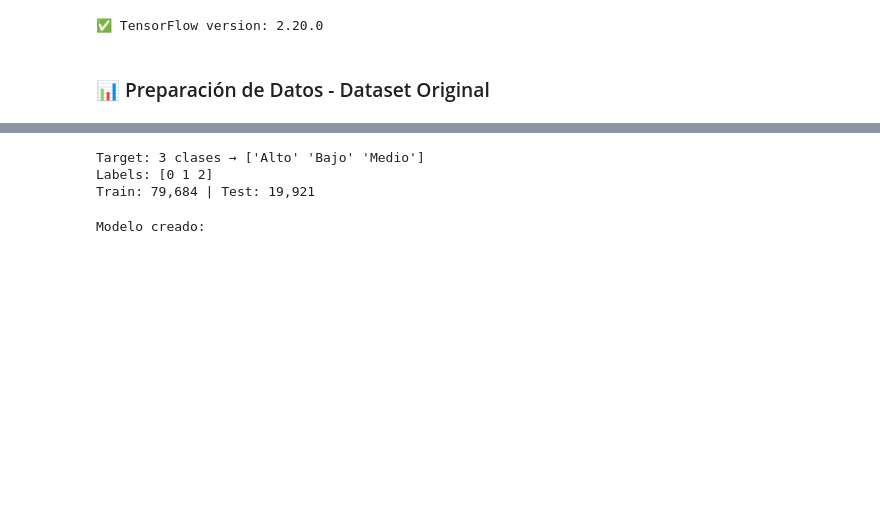
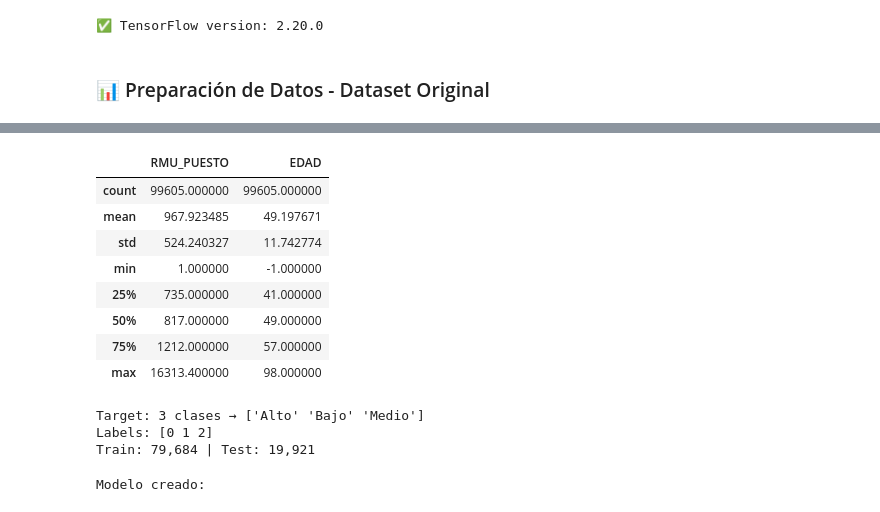
Before and after one commit to JuanNoraB/Projectos_Redes_neuronales-predicci-n_salario_Ecuador, a Jupyter notebook: REDES_NEURONALES_EXAMEN_FINAL.ipynb, the cells around one changed output, grey strips where cells are left out. Cells and saved outputs as stored; diff of their text form; code cells hidden in the pictures; blank space fills up the shorter version.

```diff
--- a/REDES_NEURONALES_EXAMEN_FINAL.ipynb
+++ b/REDES_NEURONALES_EXAMEN_FINAL.ipynb
@@ -464,3 +505,15 @@ Features:
+# %%
+df_original.describe()
+# %% [output]
+|  | RMU_PUESTO | EDAD |
+| count | 99605.000000 | 99605.000000 |
+| mean | 967.923485 | 49.197671 |
+| std | 524.240327 | 11.742774 |
+| min | 1.000000 | -1.000000 |
+| 25% | 735.000000 | 41.000000 |
+| 50% | 817.000000 | 49.000000 |
+| 75% | 1212.000000 | 57.000000 |
+| max | 16313.400000 | 98.000000 |
 # %%
 # Encoding de variables categóricas
 X_original_encoded = X_original.copy()
```
Also changed, not shown: parts of 12 cells of this notebook, 7 other files.
